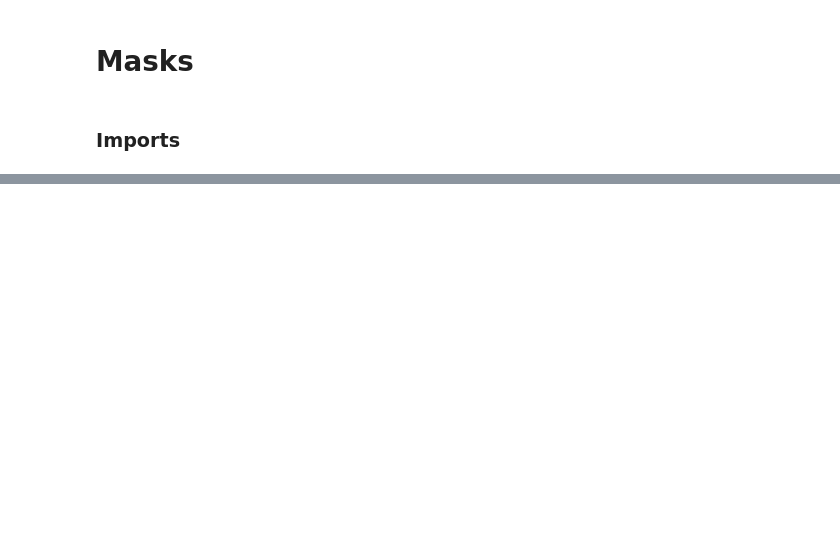
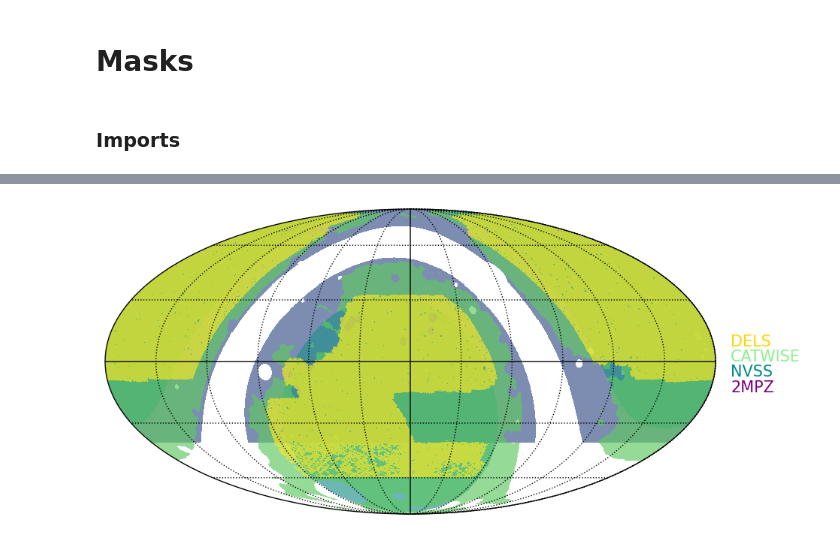
Before and after one commit to Cosmotheka/Cosmoteka_tutorials, a Jupyter notebook: tutorials/Masks.ipynb, the cells around one changed output, grey strips where cells are left out. Saved outputs shown, nothing was run; the diff lists cells and outputs as text; code cells hidden in the pictures; blank space fills up the shorter version.

```diff
--- a/tutorials/Masks.ipynb
+++ b/tutorials/Masks.ipynb
@@ -104,0 +121,7 @@ plot_mollview(masks, labels)
+# %%
+masks = [NVSS_mask, CATWISE_mask, TWOMPZ_mask, DELS_mask]
+labels = ["2MPZ", "NVSS", "CATWISE", "DELS"]
+colors = ['purple', 'darkcyan', "lightgreen", 'gold']
+plot_mollview(masks, labels, colors)
+# %% [output]
+[figure, added]
```
Also changed, not shown: parts of 18 cells of this notebook, 2 other files.
